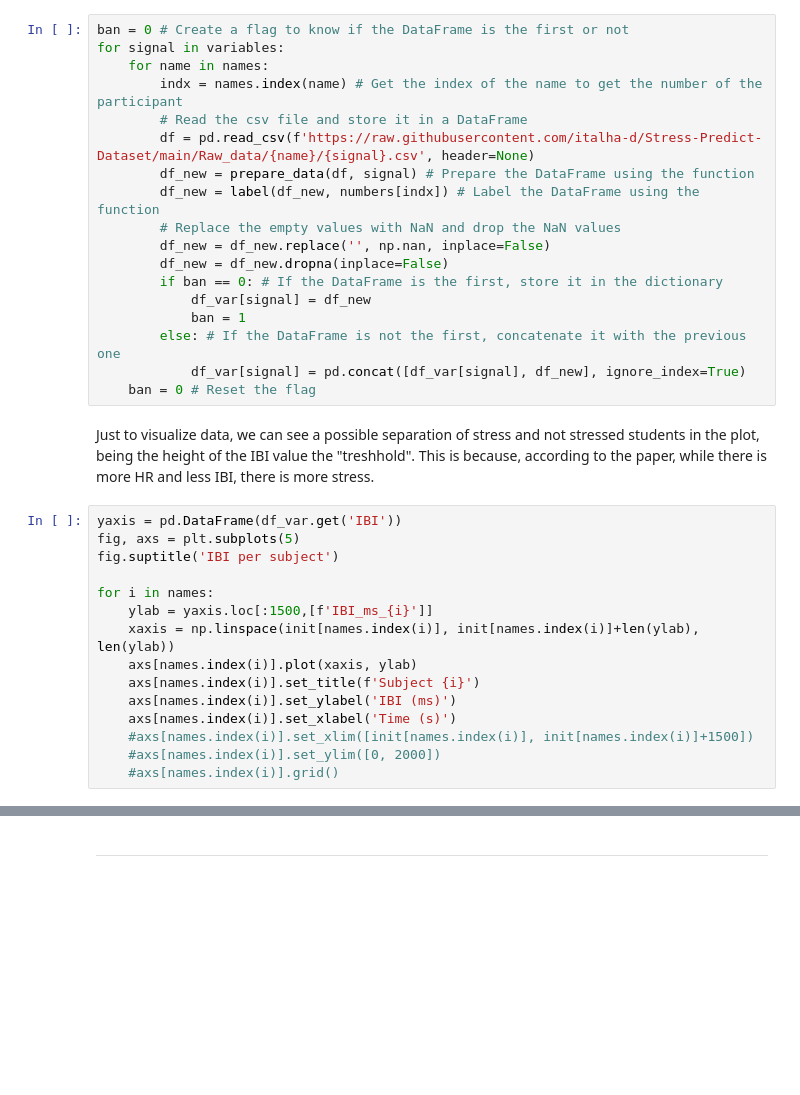
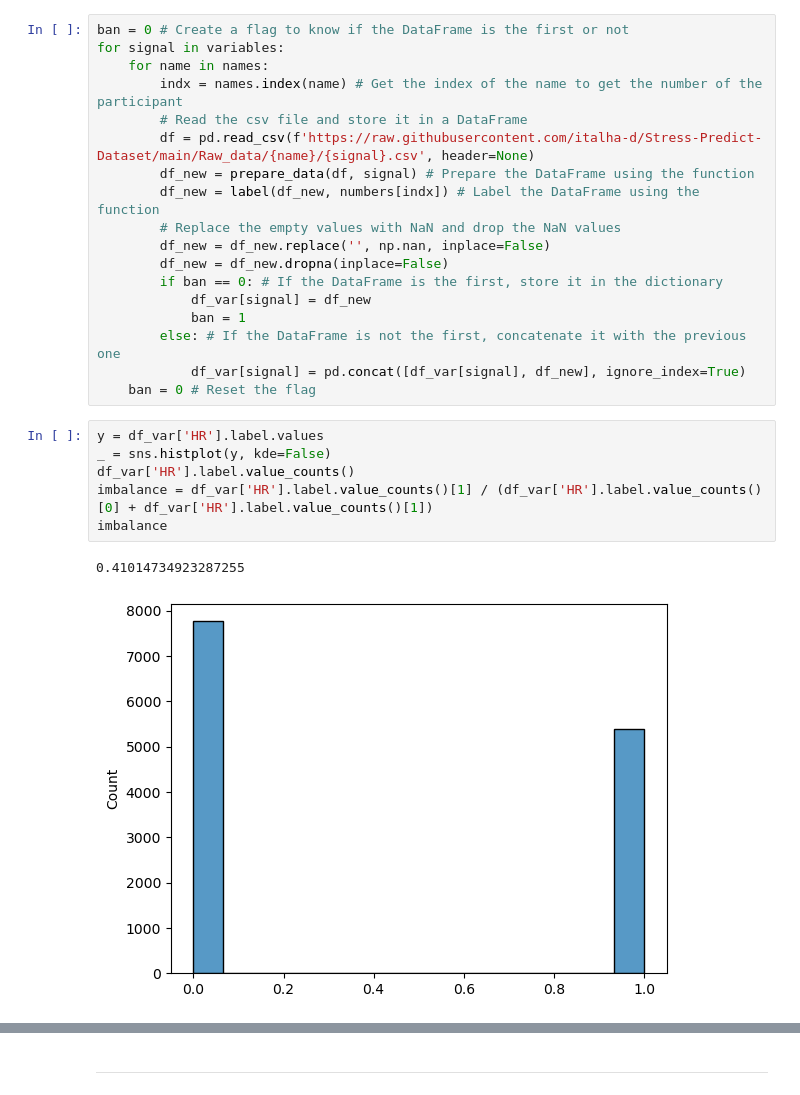
Before and after one commit to A01632681/DataScience, a Jupyter notebook: Assigment 2/Assigment2.ipynb, the cells around one changed output, grey strips where cells are left out. Saved outputs shown, nothing was run; the diff lists cells and outputs as text; blank space fills up the shorter version.

```diff
--- a/Assigment 2/Assigment2.ipynb
+++ b/Assigment 2/Assigment2.ipynb
@@ -136,21 +138,12 @@ for signal in variables:
         else: # If the DataFrame is not the first, concatenate it with the previous one
             df_var[signal] = pd.concat([df_var[signal], df_new], ignore_index=True)
     ban = 0 # Reset the flag
-# %% [markdown]
-Just to visualize data, we can see a possible separation of stress and not stressed students in the plot, being the height of the IBI value the "treshhold".
-This is because, according to the paper, while there is more HR and less IBI, there is more stress.
-# %%
-yaxis = pd.DataFrame(df_var.get('IBI'))
-fig, axs = plt.subplots(5)
-fig.suptitle('IBI per subject')
-
-for i in names:
-    ylab = yaxis.loc[:1500,[f'IBI_ms_{i}']]
-    xaxis = np.linspace(init[names.index(i)], init[names.index(i)]+len(ylab), len(ylab))
-    axs[names.index(i)].plot(xaxis, ylab)
-    axs[names.index(i)].set_title(f'Subject {i}')
-    axs[names.index(i)].set_ylabel('IBI (ms)')
-    axs[names.index(i)].set_xlabel('Time (s)')
-    #axs[names.index(i)].set_xlim([init[names.index(i)], init[names.index(i)]+1500])
-    #axs[names.index(i)].set_ylim([0, 2000])
-    #axs[names.index(i)].grid()
+# %%
+y = df_var['HR'].label.values
+_ = sns.histplot(y, kde=False)
+df_var['HR'].label.value_counts()
+imbalance = df_var['HR'].label.value_counts()[1] / (df_var['HR'].label.value_counts()[0] + df_var['HR'].label.value_counts()[1])
+imbalance
+# %% [output]
+0.41014734923287255
+[figure, added]
```
Also changed, not shown: parts of 6 cells of this notebook, 2 other files.
